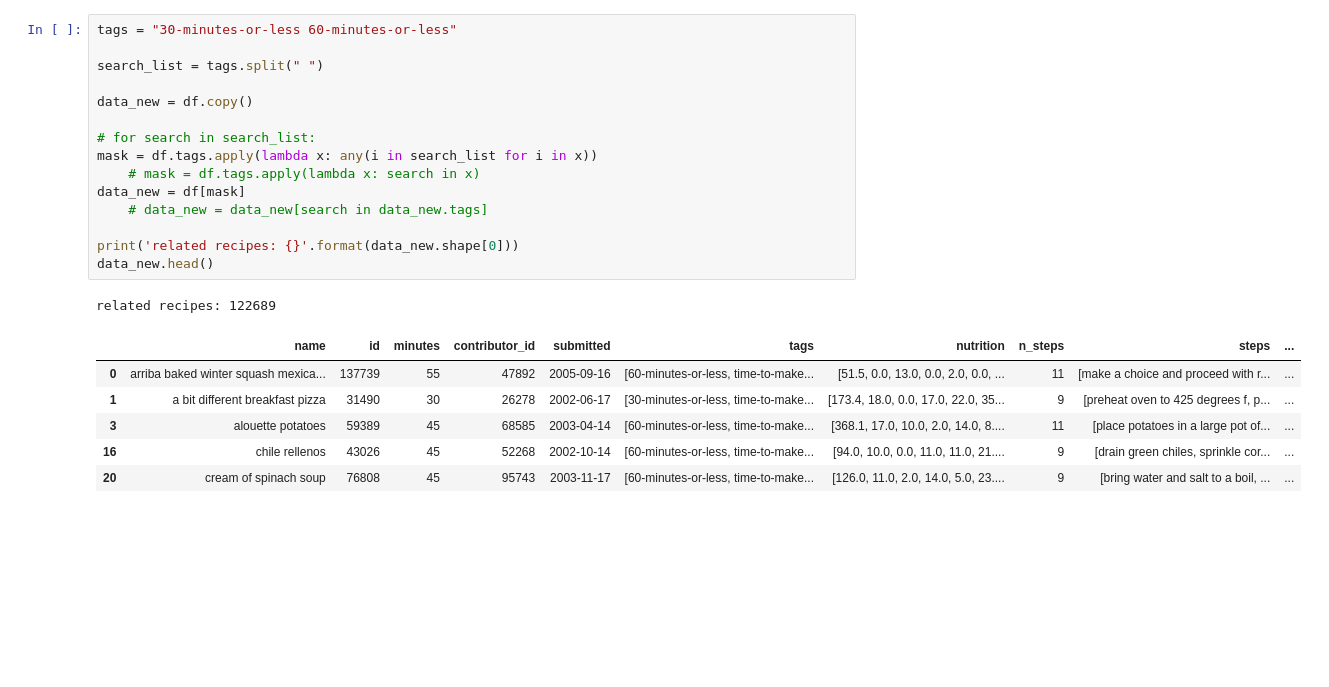
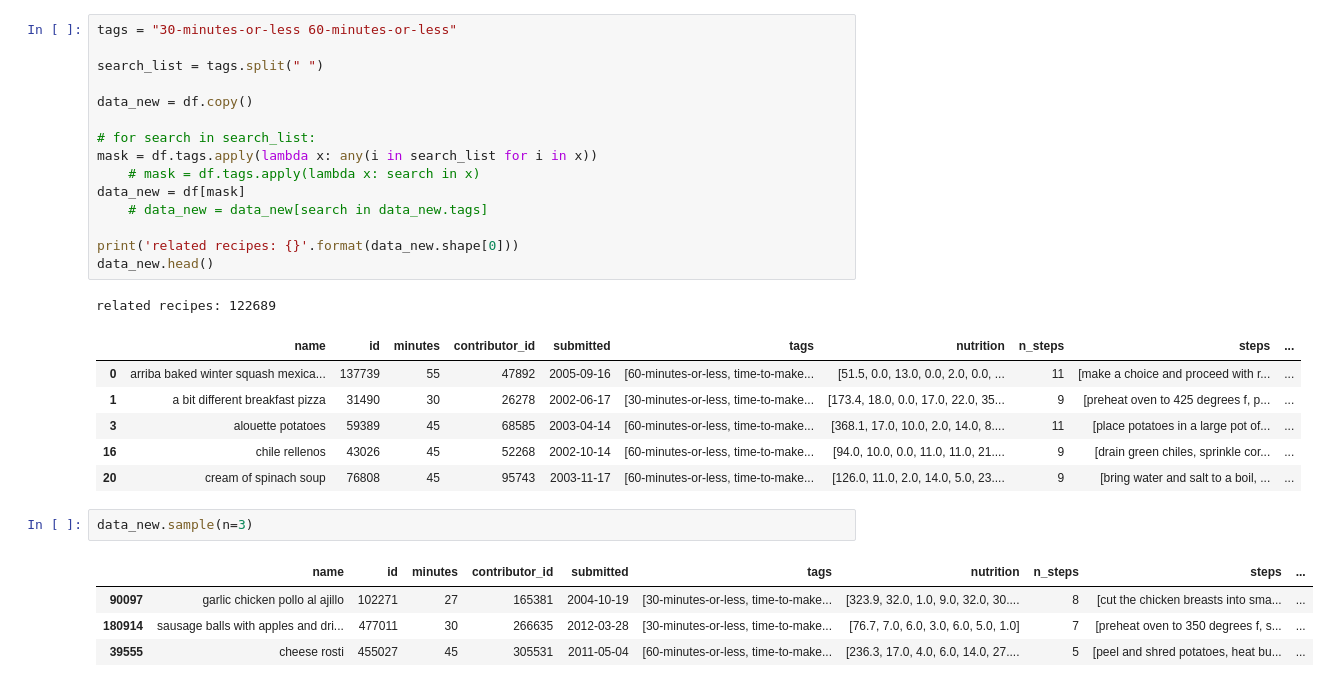
Before and after one commit to CikuApp/ciku, a Jupyter notebook: backend/api/recipe_exploration.ipynb, the cells around one changed output. Cells and saved outputs as stored; diff of their text form; blank space fills up the shorter version.

```diff
--- a/backend/api/recipe_exploration.ipynb
+++ b/backend/api/recipe_exploration.ipynb
@@ -225,3 +225,10 @@ related recipes: 122689
 | 3 | alouette potatoes | 59389 | 45 | 68585 | 2003-04-14 | [60-minutes-or-less, time-to-make... | [368.1, 17.0, 10.0, 2.0, 14.0, 8.... | 11 | [place potatoes in a large pot of... | ... |
 | 16 | chile rellenos | 43026 | 45 | 52268 | 2002-10-14 | [60-minutes-or-less, time-to-make... | [94.0, 10.0, 0.0, 11.0, 11.0, 21.... | 9 | [drain green chiles, sprinkle cor... | ... |
 | 20 | cream of spinach soup | 76808 | 45 | 95743 | 2003-11-17 | [60-minutes-or-less, time-to-make... | [126.0, 11.0, 2.0, 14.0, 5.0, 23.... | 9 | [bring water and salt to a boil, ... | ... |
+# %%
+data_new.sample(n=3)
+# %% [output]
+|  | name | id | minutes | contributor_id | submitted | tags | nutrition | n_steps | steps | ... |
+| 90097 | garlic chicken pollo al ajillo | 102271 | 27 | 165381 | 2004-10-19 | [30-minutes-or-less, time-to-make... | [323.9, 32.0, 1.0, 9.0, 32.0, 30.... | 8 | [cut the chicken breasts into sma... | ... |
+| 180914 | sausage balls with apples and dri... | 477011 | 30 | 266635 | 2012-03-28 | [30-minutes-or-less, time-to-make... | [76.7, 7.0, 6.0, 3.0, 6.0, 5.0, 1.0] | 7 | [preheat oven to 350 degrees f, s... | ... |
+| 39555 | cheese rosti | 455027 | 45 | 305531 | 2011-05-04 | [60-minutes-or-less, time-to-make... | [236.3, 17.0, 4.0, 6.0, 14.0, 27.... | 5 | [peel and shred potatoes, heat bu... | ... |
```
Also changed, not shown: 1 other file.
